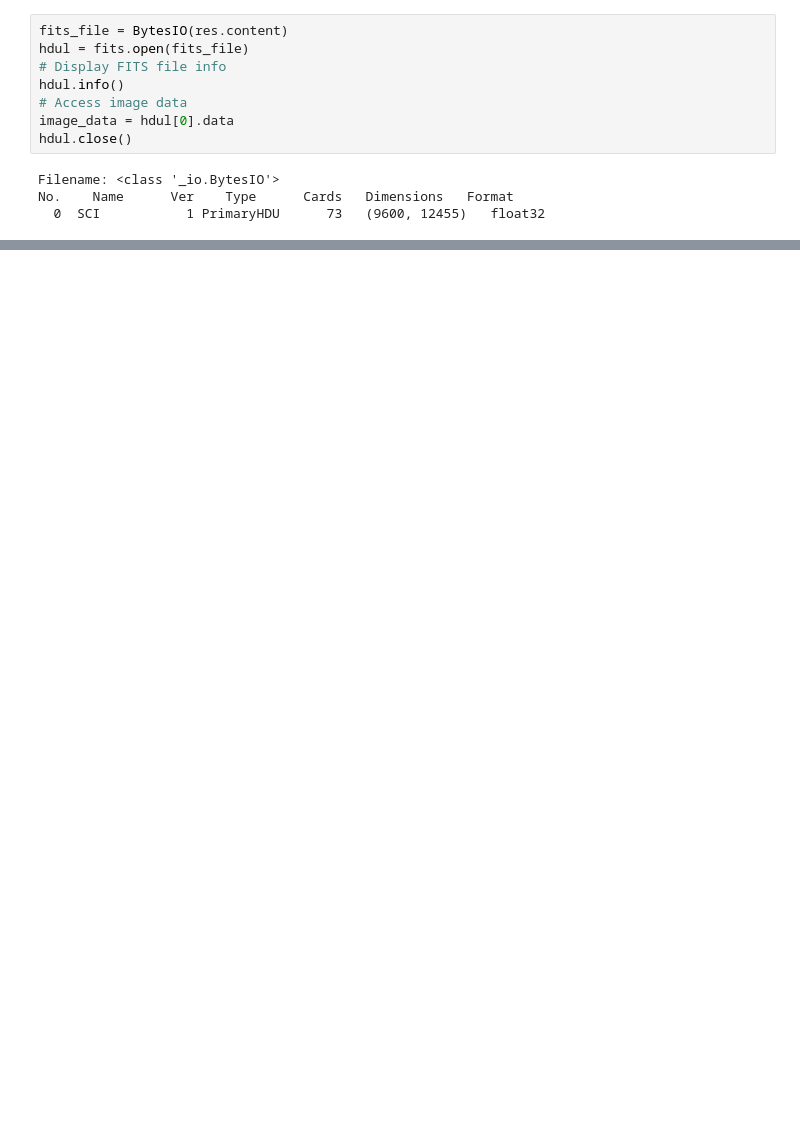
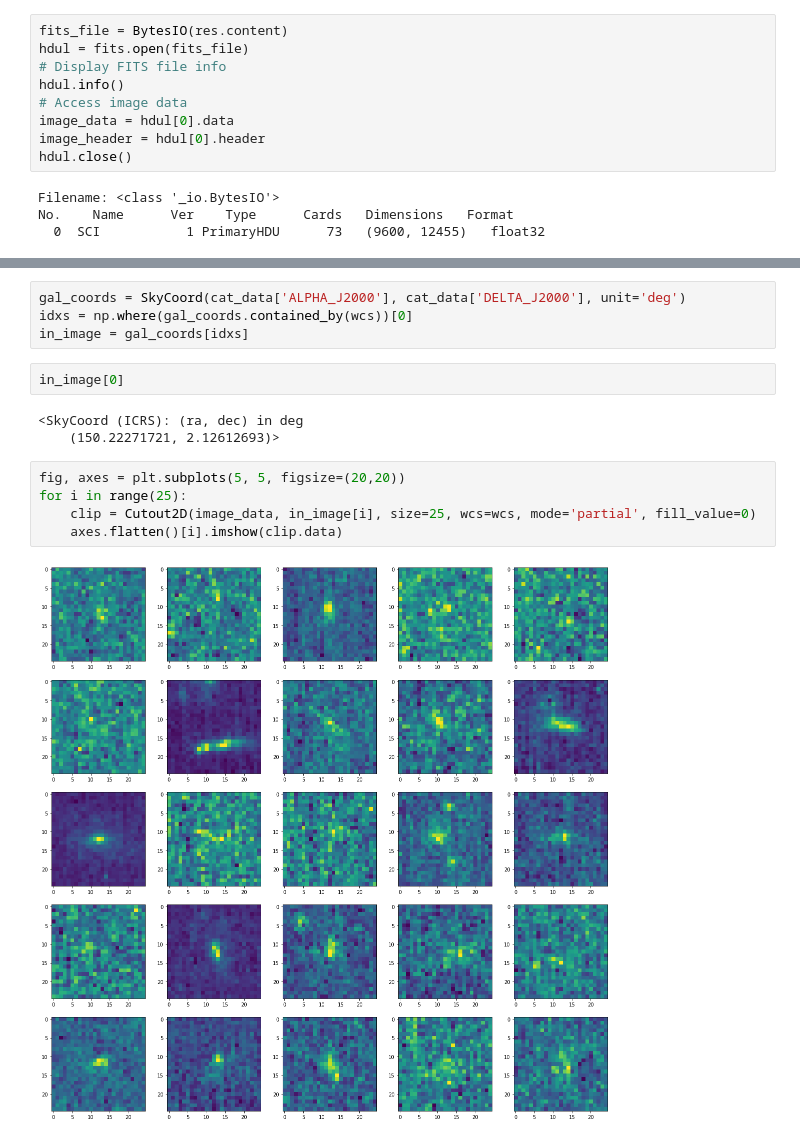
Before and after one commit to xoubish/superNISP, a Jupyter notebook: code/SR_GAN.ipynb, the cells around one changed output, grey strips where cells are left out. Saved outputs shown, nothing was run; the diff lists cells and outputs as text; blank space fills up the shorter version.

```diff
--- a/code/SR_GAN.ipynb
+++ b/code/SR_GAN.ipynb
@@ -90,6 +92,7 @@ hdul = fits.open(fits_file)
 hdul.info()
 # Access image data
 image_data = hdul[0].data
+image_header = hdul[0].header
 hdul.close()
 # %% [output]
 Filename: <class '_io.BytesIO'>
@@ -98 +157,17 @@ No.    Name      Ver    Type      Cards   Dimensions   Format
+# %%
+gal_coords = SkyCoord(cat_data['ALPHA_J2000'], cat_data['DELTA_J2000'], unit='deg')
+idxs = np.where(gal_coords.contained_by(wcs))[0]
+in_image = gal_coords[idxs]
+# %%
+in_image[0]
+# %% [output]
+<SkyCoord (ICRS): (ra, dec) in deg
+    (150.22271721, 2.12612693)>
+# %%
+fig, axes = plt.subplots(5, 5, figsize=(20,20))
+for i in range(25):
+    clip = Cutout2D(image_data, in_image[i], size=25, wcs=wcs, mode='partial', fill_value=0)
+    axes.flatten()[i].imshow(clip.data)
+# %% [output]
+[figure, added]
 # %%
```
Also changed, not shown: parts of 9 cells of this notebook, 1 other file.
